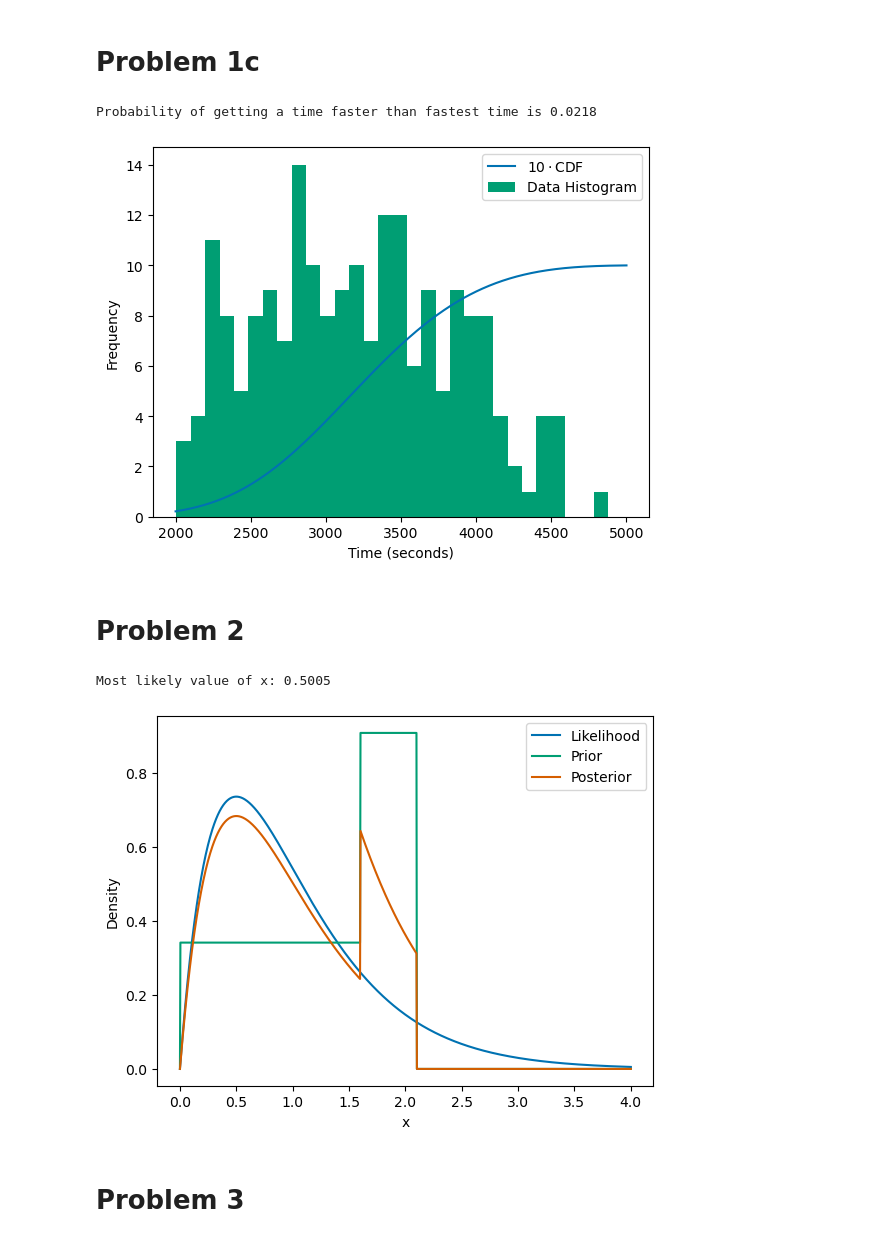
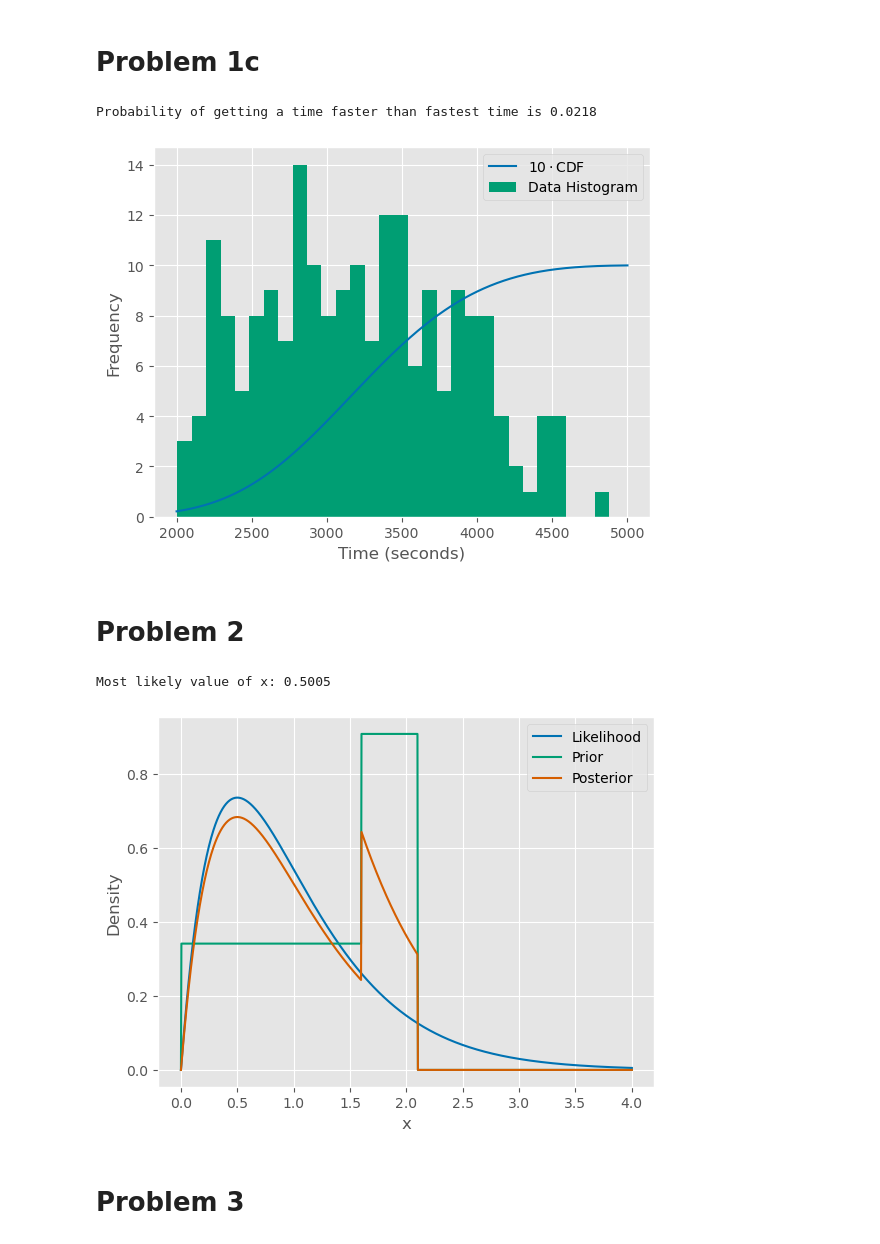
Before and after one commit to Chrillemis/Appstat2Assignment2, a Jupyter notebook: Assignment2.ipynb, the cells around one changed output. Cells and saved outputs as stored; diff of their text form; code cells hidden in the pictures.

```diff
--- a/Assignment2.ipynb
+++ b/Assignment2.ipynb
@@ -7,6 +7,11 @@ from iminuit.cost import UnbinnedNLL
 from scipy import integrate
 # %% [markdown]
 # Problem 1a
+# %%
+plt.style.use('seaborn-v0_8-colorblind')
+
+colors = [plt.plot(1,1)[0].get_color() for _ in range(10)]
+plt.close()
 # %%
 def PDF(x, mu, sigma, xi):
     return 1/sigma * (1 + xi * (x - mu) / sigma) ** (-1/xi - 1) * np.exp(-(1 + xi * (x - mu) / sigma) ** (-1/xi))
@@ -77,6 +82,8 @@ print(f"Estimated parameters: mu = {mu}, sigma = {sigma}, xi = {xi}")
 print(f"-LLH at parameters is {-m.fval}") #????????????
 pdf = PDF(test_data, mu, sigma, xi)
 
+plt.style.use('ggplot')
+
 #plt.hist: density = counts / (sum(counts) * np.diff(bins))
 hist = np.histogram(data['Time'], bins=30)
 counts_sum = hist[0].sum()
@@ -84,12 +91,13 @@ bin_width = np.diff(hist[1])[0]
 
 plt.style.use('seaborn-v0_8-colorblind')
 
-plt.plot(test_data, pdf*bin_width*counts_sum, label='PDF')
-plt.hist(data['Time'], bins = 30, label='Data Histogram');
+plt.plot(test_data, pdf*bin_width*counts_sum, label='PDF', color = colors[0])
+plt.hist(data['Time'], bins = 30, label='Data Histogram', color = colors[1]);
 plt.legend()
 plt.xlabel('Time (seconds)')
 plt.ylabel('Frequency');
 # plt.title('Histogram of Time with Fitted (and scaled) PDF')
+plt.savefig("699c8ae84110ffd670e39a3a\\Figures\\PDFhist.svg")
 # %% [output]
 Estimated parameters: mu = 2960.8287540712895, sigma = 613.7229949911017, xi = -0.2219280191176603
 -LLH at parameters is -3120.081187798935
@@ -114,29 +122,31 @@ Actual fraction of runners finishing before Tanyusha: 0.7677
 # %%
 test_data = np.linspace(2000, 5000, 1000)
 
 def CDF(x, mu, sigma, xi):
     return np.exp(-(1 + xi * (x - mu) / sigma) ** (-1/xi))
 
 mu, sigma, xi = (2980,607.5, -0.26)
 cdf = CDF(test_data, mu, sigma, xi)
 
+
 #plt.hist: density = counts / (sum(counts) * np.diff(bins))
 hist = np.histogram(data['Time'], bins=30)
 counts_sum = hist[0].sum()
 bin_width = np.diff(hist[1])[0]
 
-plt.style.use('seaborn-v0_8-colorblind')
+plt.style.use('ggplot')
 
-plt.plot(test_data, 10*cdf, label='$10\\cdot$CDF')
-plt.hist(data['Time'], bins = 30, label='Data Histogram');
+plt.plot(test_data, 10*cdf, label='$10\\cdot$CDF', color = colors[0])
+plt.hist(data['Time'], bins = 30, label='Data Histogram', color = colors[1]);
 plt.legend()
 plt.xlabel('Time (seconds)')
 plt.ylabel('Frequency');
 # plt.title('Histogram of Time with Fitted (and scaled) PDF')
 print(f"Probability of getting a time faster than fastest time is {CDF(data['Time'].min(), mu, sigma, xi):.4f}")
+plt.savefig("699c8ae84110ffd670e39a3a\\Figures\\CDFhist.svg")
 # %% [output]
 Probability of getting a time faster than fastest time is 0.0218
-[figure, old version]
+[figure, new version]
 # %% [markdown]
 # Problem 2
 # %%
@@ -159,16 +169,20 @@ xs = np.linspace(0, 4, 1000)
 llh = likelihood(xs)
 pri = prior(xs)
 pos = posterior(xs)
-plt.plot(xs, llh, label='Likelihood')
-plt.plot(xs, pri, label='Prior')
-plt.plot(xs, pos, label='Posterior')
+
+plt.style.use('ggplot')
+
+plt.plot(xs, llh, label='Likelihood', color = colors[0])
+plt.plot(xs, pri, label='Prior', color = colors[1])
+plt.plot(xs, pos, label='Posterior', color = colors[2])
 plt.legend()
 plt.xlabel('x')
 plt.ylabel('Density');
 print(f"Most likely value of x: {xs[np.argmax(pos)]:.4f}")
+plt.savefig("699c8ae84110ffd670e39a3a\\Figures\\LLHpriorPost.svg")
 # %% [output]
 Most likely value of x: 0.5005
-[figure, old version]
+[figure, new version]
 # %% [markdown]
 # Problem 3
 # %%
```
Also changed, not shown: parts of 15 cells of this notebook.
